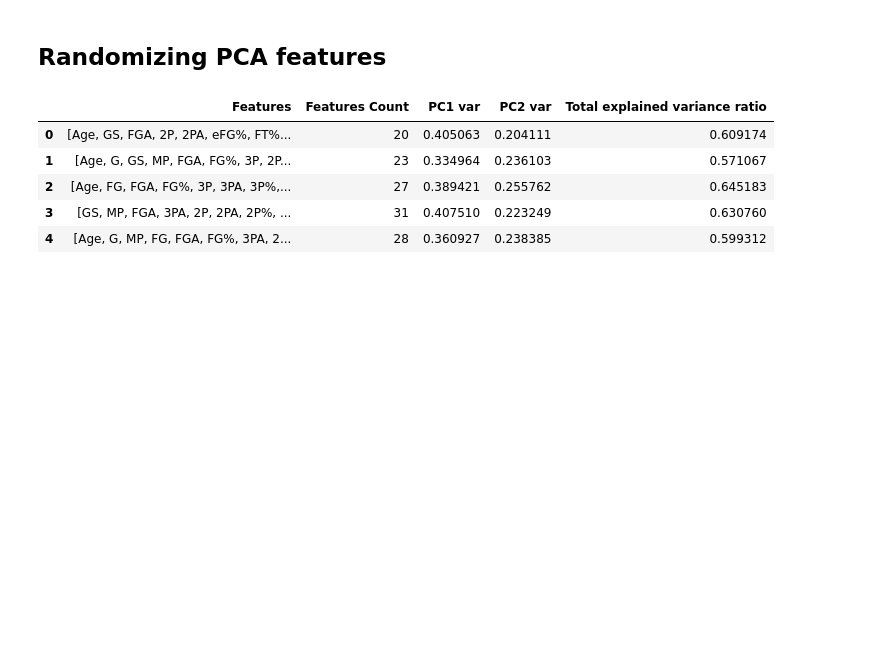
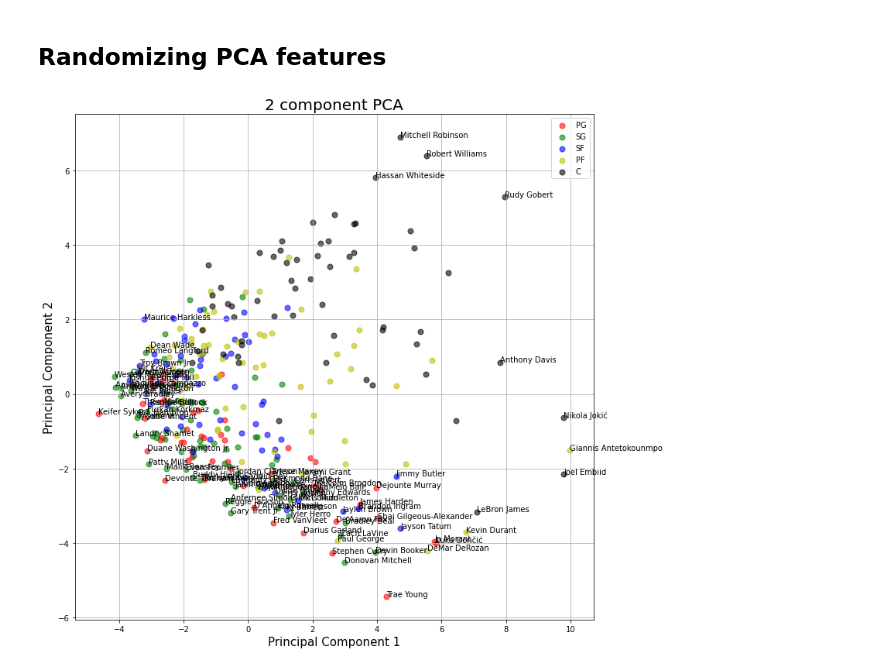
Before and after one commit to mibrahimfm/NBA-analysis, a Jupyter notebook: PlayerDimensionality.ipynb, the cells around one changed output. Saved outputs shown, nothing was run; the diff lists cells and outputs as text; code cells hidden in the pictures; blank space fills up the shorter version.

Commit message:
Improvements in random PCA

```diff
--- a/PlayerDimensionality.ipynb
+++ b/PlayerDimensionality.ipynb
@@ -115,18 +139,9 @@ PCAs = pd.DataFrame(columns=["Features", "Features Count", "PC1 var", "PC2 var",
 # %%
 for i in range(10**5):
     df, pca_stats = run_random_pca(player_data, ["Player", "Pos", "Tm"], ["Player", "Pos"])
-    pca_row = {'Features': pca_stats[0],
+    pca_row = {'Features': ' '.join(pca_stats[0]),
                'Features Count': pca_stats[1],
                'PC1 var': pca_stats[2],
                'PC2 var': pca_stats[3],
                'Total explained variance ratio': pca_stats[4]}
     PCAs = PCAs.append(pca_row, ignore_index=True)
-# %%
-PCAs.head()
-# %% [output]
-|  | Features | Features Count | PC1 var | PC2 var | Total explained variance ratio |
-| 0 | [Age, GS, FGA, 2P, 2PA, eFG%, FT%... | 20 | 0.405063 | 0.204111 | 0.609174 |
-| 1 | [Age, G, GS, MP, FGA, FG%, 3P, 2P... | 23 | 0.334964 | 0.236103 | 0.571067 |
-| 2 | [Age, FG, FGA, FG%, 3P, 3PA, 3P%,... | 27 | 0.389421 | 0.255762 | 0.645183 |
-| 3 | [GS, MP, FGA, 3PA, 2P, 2PA, 2P%, ... | 31 | 0.407510 | 0.223249 | 0.630760 |
-| 4 | [Age, G, MP, FG, FGA, FG%, 3PA, 2... | 28 | 0.360927 | 0.238385 | 0.599312 |
@@ -133,19 +150,33 @@ PCAs.head()
+# %%
+PCAs = pd.read_csv("DataCollection/PCA/random_PCAs_playerData.csv")
+# %%
+PCAs.sort_values(by='Total explained variance ratio', ascending=False, inplace=True)
+# %%
+features = player_data[PCAs.iloc[0]['Features'].split()]
+x = StandardScaler().fit_transform(features)
+pca = PCA(n_components=2)
+components = pca.fit_transform(x)
+
+componentsDf = pd.DataFrame(data = components, columns = ['PC1', 'PC2'])
+df = pd.concat([componentsDf, player_data[['Pos', "Player"]]], axis = 1)
 # %%
 fig = plt.figure(figsize = (12,12))
 ax = fig.add_subplot(1,1,1)
 ax.set_xlabel('Principal Component 1', fontsize = 15)
 ax.set_ylabel('Principal Component 2', fontsize = 15)
 ax.set_title('2 component PCA', fontsize = 20)
 
 targets = ['PG', 'SG', 'SF', 'PF', 'C']
 colors = ['r', 'g', 'b', 'y', 'k']
 for target, color in zip(targets,colors):
     indicesToKeep = df['Pos'] == target
     ax.scatter(df.loc[indicesToKeep, 'PC1'], df.loc[indicesToKeep, 'PC2'],
                c=color, s=50, alpha=.6)
 ax.legend(targets)
 ax.grid()
 
 for i, data in df.iterrows():
-    if data["PC1"] < -6 or data["PC2"] > 6.5 or data["PC1"] > 10 or data["PC2"] < -6:
+    if data["PC1"] < -3 or data["PC2"] > 5 or data["PC1"] > 7.5 or data["PC2"] < -2:
         ax.annotate(data["Player"], (data["PC1"], data["PC2"]))
+# %% [output]
+[figure, added]
```
Also changed, not shown: parts of 12 cells of this notebook, 2 other files.
